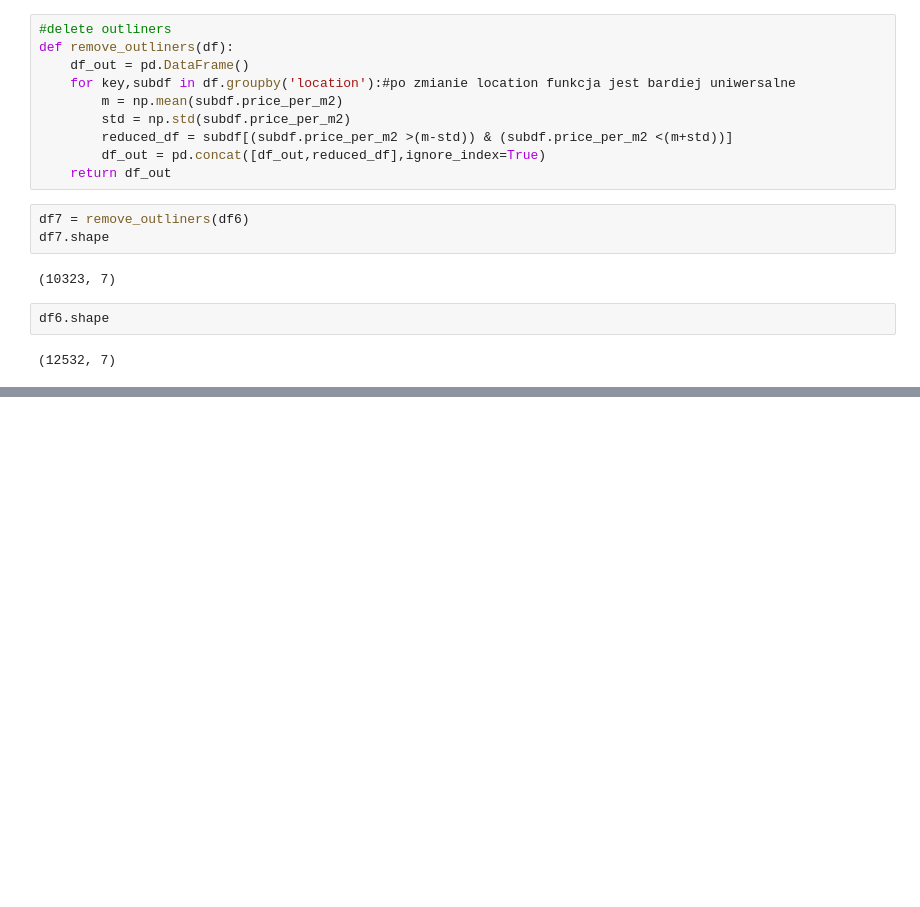
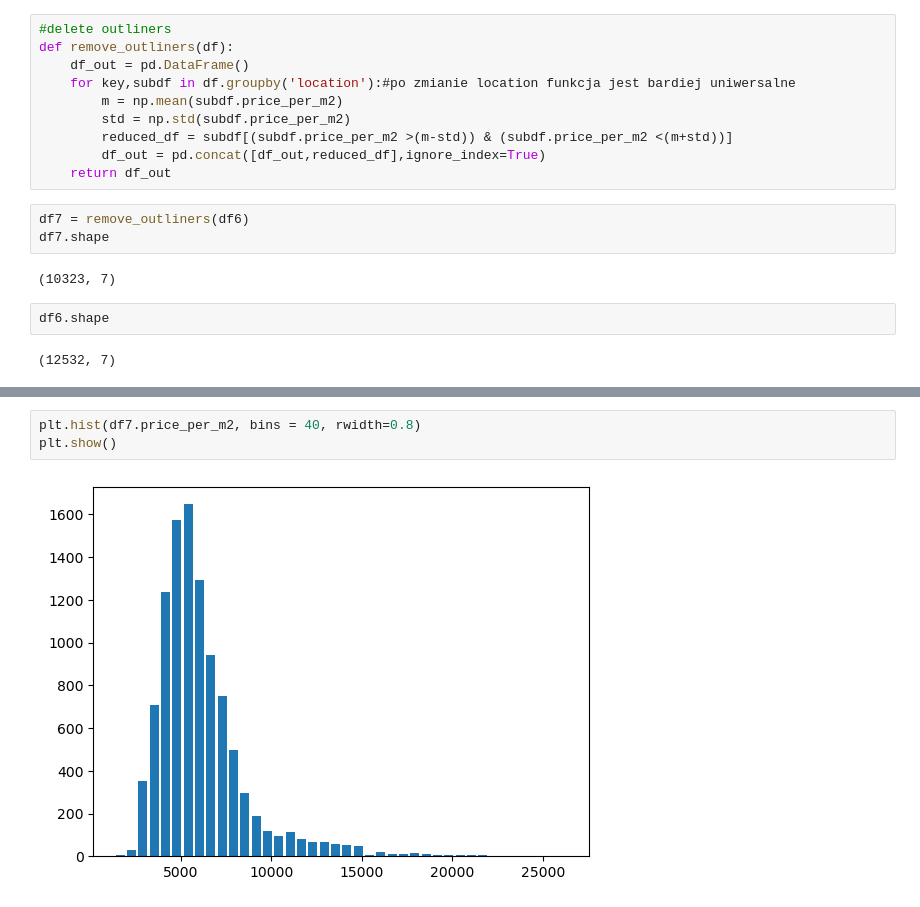
Before and after one commit to papito111/PYTHON_KURSY, a Jupyter notebook: python/Jupyter_nauka/Projekty/5_Projekt_ML_House_prediction/House_pred.ipynb, the cells around one changed output, grey strips where cells are left out. Drawn from its saved outputs; the diff is of its cells as text; blank space fills up the shorter version.

```diff
--- a/python/Jupyter_nauka/Projekty/5_Projekt_ML_House_prediction/House_pred.ipynb
+++ b/python/Jupyter_nauka/Projekty/5_Projekt_ML_House_prediction/House_pred.ipynb
@@ -246,0 +258,5 @@ df6.shape
+# %%
+plt.hist(df7.price_per_m2, bins = 40, rwidth=0.8)
+plt.show()
+# %% [output]
+[figure, added]
```
Also changed, not shown: parts of 12 cells of this notebook.
